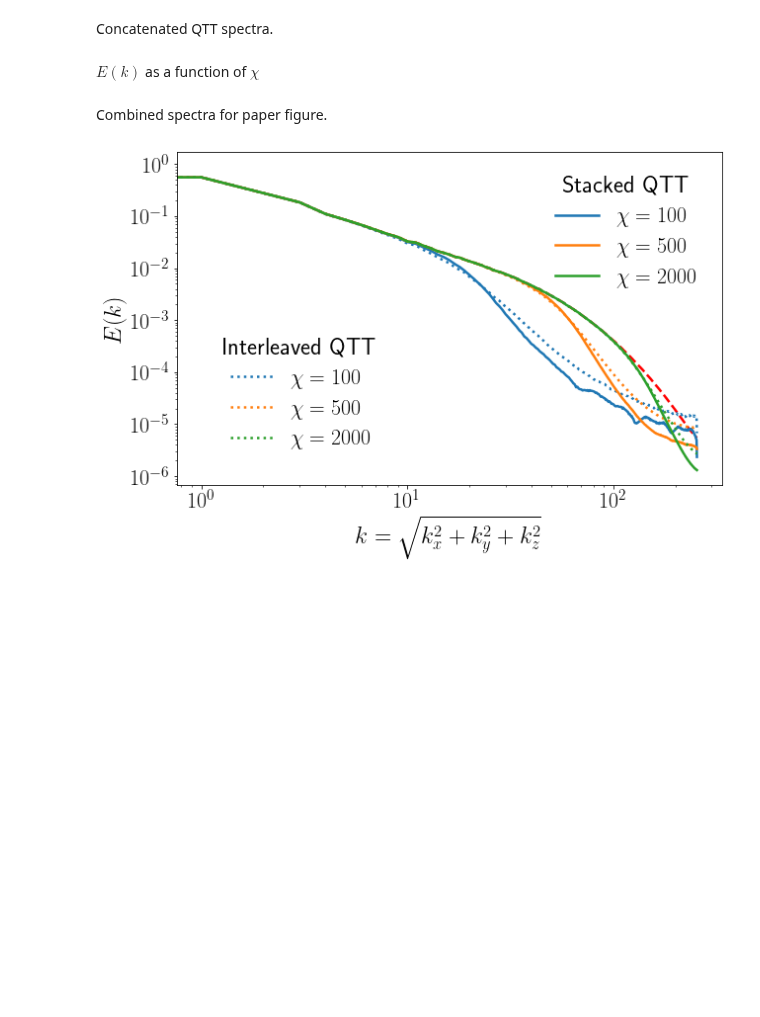
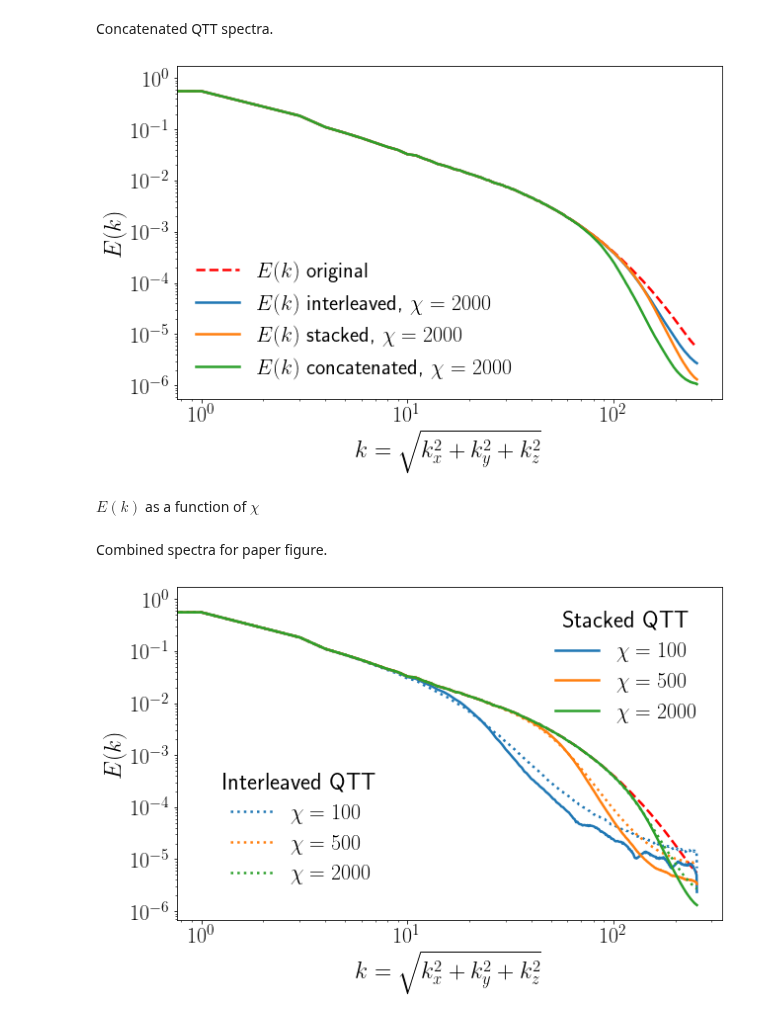
Before and after one commit to stefanopisoni/TN_Turbulence, a Jupyter notebook: Snapshots_compression/Snapshot_compression_plot.ipynb, the cells around one changed output. Drawn from its saved outputs; the diff is of its cells as text; code cells hidden in the pictures; blank space fills up the shorter version.

Commit message:
concatenated plot

```diff
--- a/Snapshots_compression/Snapshot_compression_plot.ipynb
+++ b/Snapshots_compression/Snapshot_compression_plot.ipynb
@@ -17,48 +17,71 @@ E_k_conc_500 = torch.load('/Users/stefanopisoni/NoSync/10_qb_cluster_torch/conca
 E_k_conc_1000 = torch.load('/Users/stefanopisoni/NoSync/10_qb_cluster_torch/concatenation/E_k_concatenation_1000.tens')
 E_k_conc_2000 = torch.load('/Users/stefanopisoni/NoSync/10_qb_cluster_torch/concatenation/E_k_concatenation_2000.tens')
 
 # To compare, non concatenated MPS
 E_k_sta_100_tens = torch.load('/Users/stefanopisoni/NoSync/10_qb_cluster_torch/E_k/E_k_sta_100.tens')
 E_k_sta_200_tens = torch.load('/Users/stefanopisoni/NoSync/10_qb_cluster_torch/E_k/E_k_sta_200.tens')
 E_k_sta_1000_tens = torch.load('/Users/stefanopisoni/NoSync/10_qb_cluster_torch/E_k/E_k_sta_1000.tens')
 E_k_sta_2000_tens = torch.load('/Users/stefanopisoni/NoSync/10_qb_cluster_torch/E_k/E_k_sta_2000.tens')
 E_k_seq_2000_tens = torch.load('/Users/stefanopisoni/NoSync/10_qb_cluster_torch/E_k/E_k_seq_2000.tens')
 
-fig = plt.figure(figsize=(10, 6))
+
+# PLOT
+# ——— Global style setup ———
+plt.rcParams.update({
+    "text.usetex": True,
+    "font.family": "sans-serif",
+    "font.sans-serif": ["Computer Modern Sans Serif"],
+    "text.latex.preamble": r"\renewcommand{\familydefault}{\sfdefault}",
+    "lines.linewidth": 2.5,           # thicker lines
+    "axes.labelsize": 24,
+    "axes.titlesize": 24,
+    "legend.fontsize": 22,
+    "xtick.labelsize": 22,
+    "ytick.labelsize": 22
+})
+
+fig = plt.figure(figsize=(9, 6))
 ax = fig.add_subplot(111)
 
-ax.plot(E_k_original, label=r'E(k) original')
+# Plot original
+ax.plot(
+    E_k_original,
+    label=r'$E(k)$ original',
+    linestyle='--',
+    color='red'
+)
 
 # ax.plot(E_k_conc_2000, label='E_k_conc_1000')
 # ax.plot(E_k_conc_200, label='E_k_conc_200')
 # ax.plot(E_k_conc_500, label='E_k_conc_500')
 # ax.plot(E_k_conc_1000, label='E_k_conc_1000')
-ax.plot(E_k_conc_2000, label=r'E(k) concatenated, $\chi=2000$')
 
-# ax.plot(E_k_sta_100_tens, label='E_k_sta_100')
-ax.plot(E_k_seq_2000_tens, label=r'E(k) interleaved, $\chi=2000$')
-ax.plot(E_k_sta_2000_tens, label=r'E(k) stacked, $\chi=2000$')
+ax.plot(E_k_seq_2000_tens, label=r'$E(k)$ interleaved, $\chi=2000$')
+ax.plot(E_k_sta_2000_tens, label=r'$E(k)$ stacked, $\chi=2000$')
+ax.plot(E_k_conc_2000, label=r'$E(k)$ concatenated, $\chi=2000$')
 
-x = np.linspace(0,1024,1024)
-power_law = 1.7*(x**(-5/3))
+# x = np.linspace(0,1024,1024)
+# power_law = 1.7*(x**(-5/3))
+# ax.plot(power_law, label='power')
 
-# ax.plot(power_law, label='power')
 ax.set_xscale('log')
 ax.set_yscale('log')
-ax.legend(fontsize=12)  # Doubling font size for legend
+ax.legend(frameon=False)
 
 # Doubling font size for labels and title
-plt.xlabel(r'$k = \sqrt{k_x^2 + k_y^2 + k_z^2}$', fontsize=18)
-plt.ylabel(r'$E(k)$', fontsize=18)
-plt.title(r'E(k), concatenated QTT', fontsize=20)
+plt.xlabel(r'$k = \sqrt{k_x^2 + k_y^2 + k_z^2}$')
+plt.ylabel(r'$E(k)$')
+# plt.title(r'E(k), concatenated QTT', fontsize=20)
 
 # Adjust tick parameters for larger font size
-ax.tick_params(axis='both', which='major', labelsize=14)
-ax.tick_params(axis='both', which='minor', labelsize=12)
+# ax.tick_params(axis='both', which='major', labelsize=14)
+# ax.tick_params(axis='both', which='minor', labelsize=12)
 
 plt.tight_layout()
 plt.savefig("Plots/Concatenated_Ek_snap.pdf", format="pdf")
 plt.show()
+# %% [output]
+[figure, added]
 # %% [markdown]
 $E(k)$ as a function of $\chi$
 # %%
```
Also changed, not shown: 1 other file.
